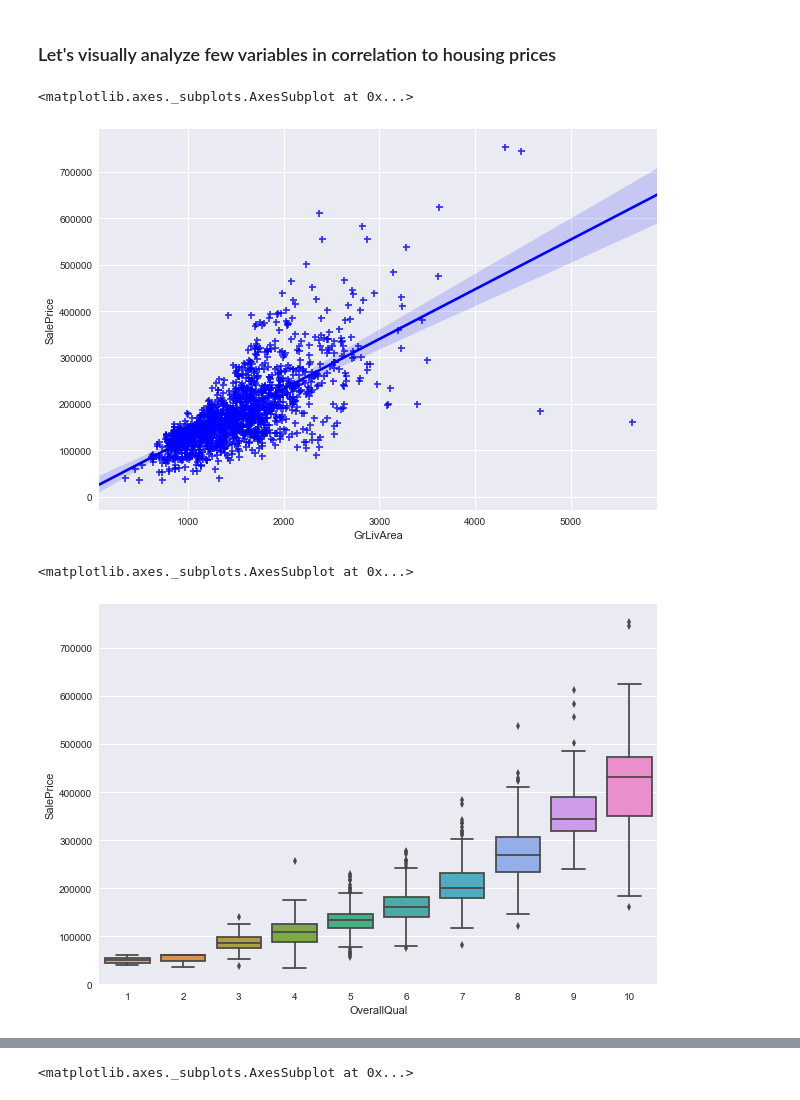
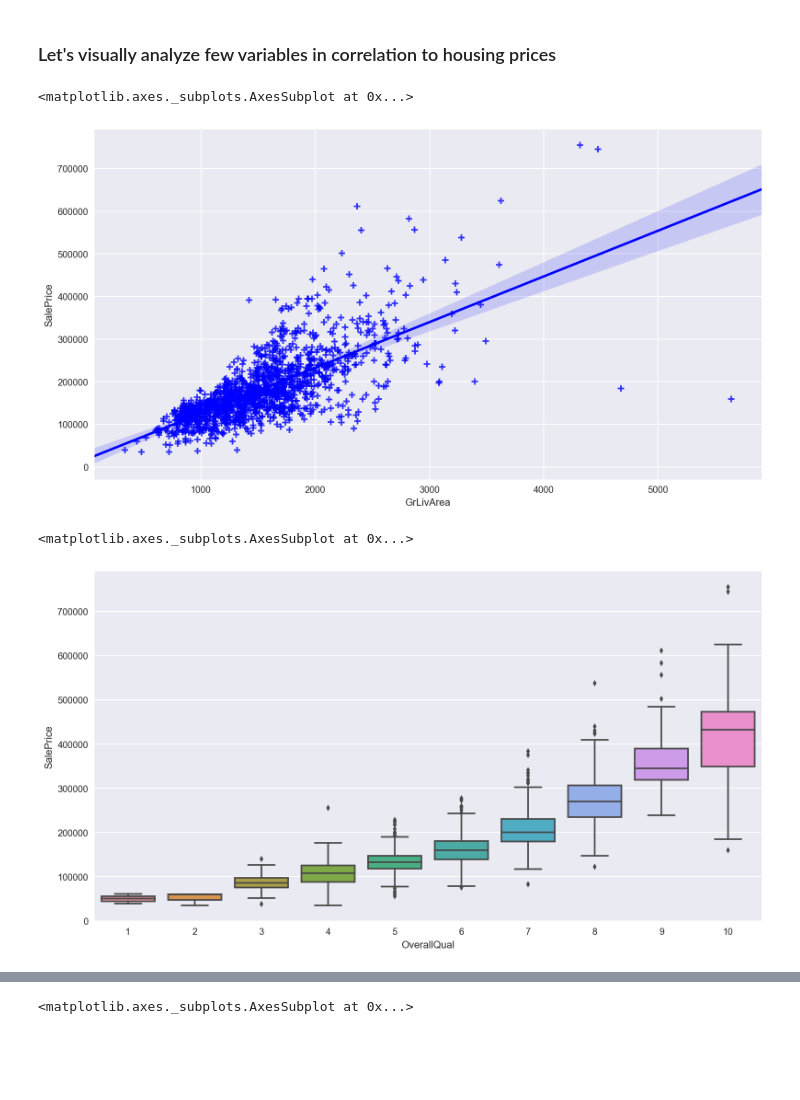
Before and after one commit to azouari/data-science, a Jupyter notebook: warmups/house-prices-advanced-regression-techniques/Housing Prices.ipynb, the cells around one changed output, grey strips where cells are left out. Cells and saved outputs as stored; diff of their text form; code cells hidden in the pictures; blank space fills up the shorter version.

Commit message:
More Visualization and Fixing few bugs

```diff
--- a/warmups/house-prices-advanced-regression-techniques/Housing Prices.ipynb
+++ b/warmups/house-prices-advanced-regression-techniques/Housing Prices.ipynb
@@ -45,15 +47,15 @@ missing.plot.bar(title="Missing Data Percentage", figsize=(13,7))
 # %% [markdown]
 ### Let's visually analyze few variables in correlation to housing prices
 # %%
-plt.figure(figsize=(10,7))
+plt.figure(figsize=(13,7))
 sns.regplot(x='GrLivArea', y='SalePrice', data=train, marker='+', color='blue')
 # %% [output]
 <matplotlib.axes._subplots.AxesSubplot at 0x...>
-[figure, old version]
+[figure, new version]
 # %%
-plt.figure(figsize=(10,7))
+plt.figure(figsize=(13,7))
 sns.boxplot(x="OverallQual", y="SalePrice", data=train)
 # %% [output]
 <matplotlib.axes._subplots.AxesSubplot at 0x...>
-[figure, old version]
+[figure, new version]
 # %%
```
Also changed, not shown: parts of 18 cells of this notebook, 1 other file.
